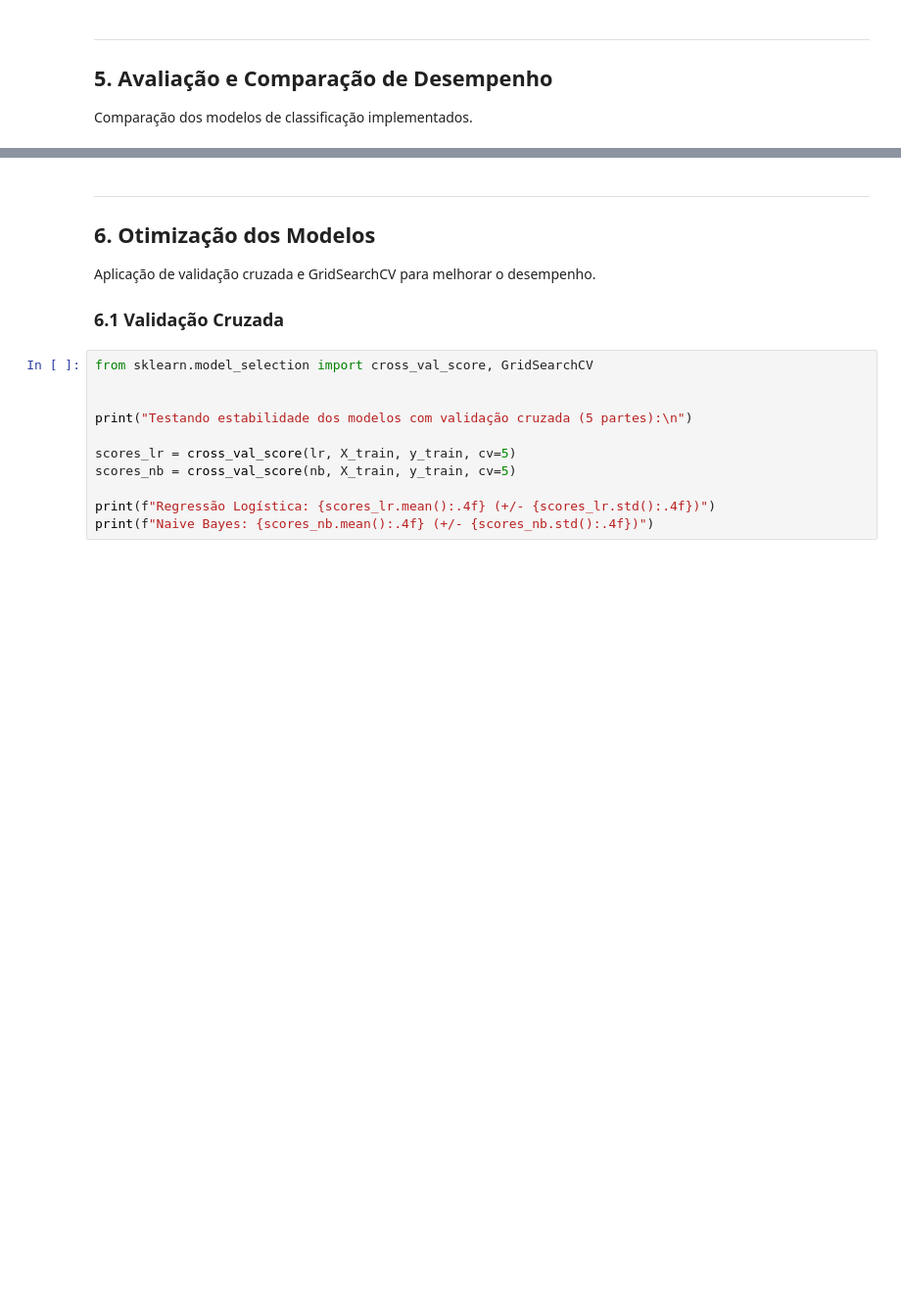
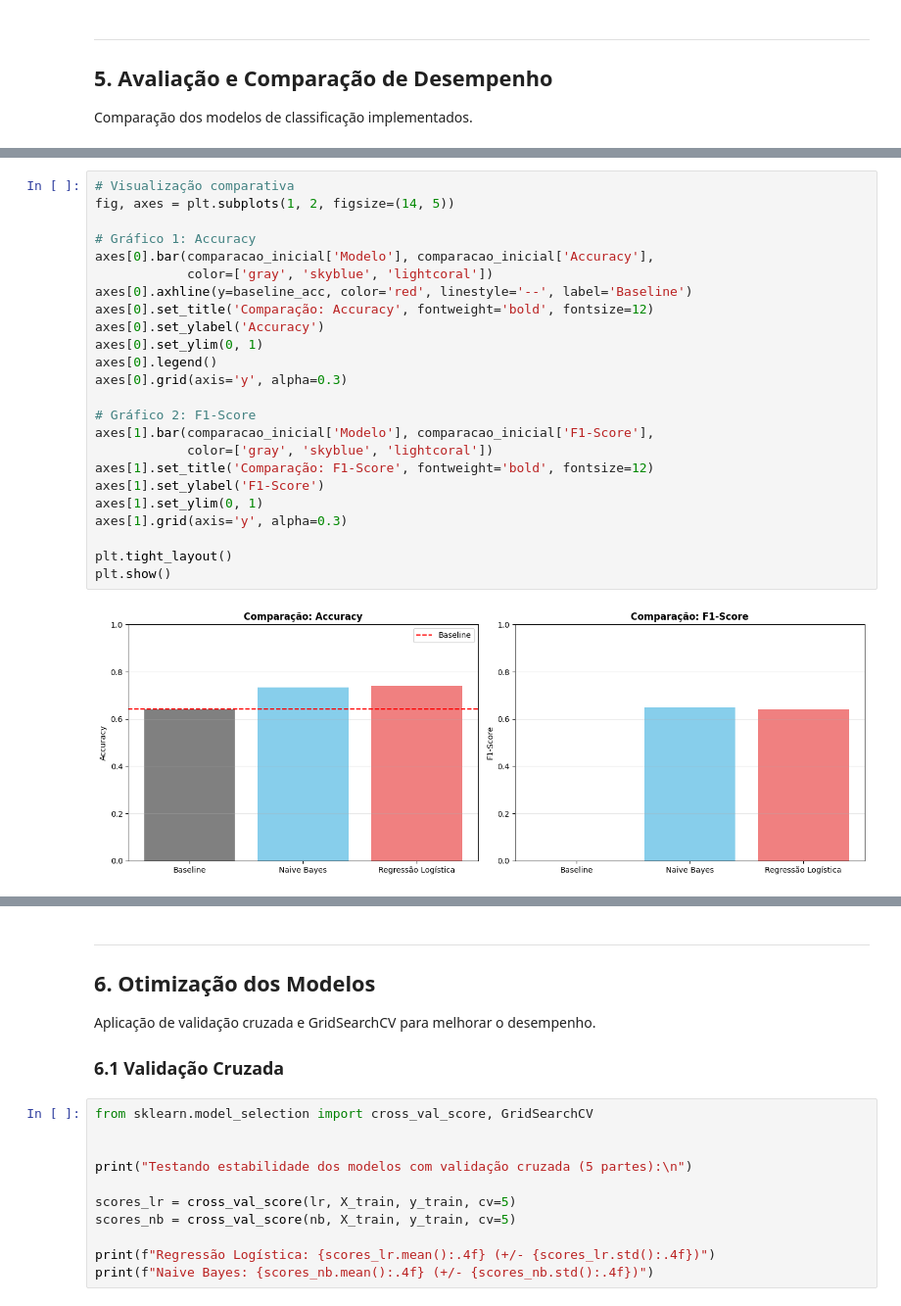
Before and after one commit to VithorDosSantos/diabete-prediction-, a Jupyter notebook: main.ipynb, the cells around one changed output, grey strips where cells are left out. Shown at 98% size. Drawn from its saved outputs; the diff is of its cells as text; blank space fills up the shorter version.

Commit message:
Adiciona seção 5 comparativa e corrige posição do código de análise de erros

```diff
--- a/main.ipynb
+++ b/main.ipynb
@@ -836,0 +879,26 @@ Comparação dos modelos de classificação implementados.
+# %%
+# Visualização comparativa
+fig, axes = plt.subplots(1, 2, figsize=(14, 5))
+
+# Gráfico 1: Accuracy
+axes[0].bar(comparacao_inicial['Modelo'], comparacao_inicial['Accuracy'],
+            color=['gray', 'skyblue', 'lightcoral'])
+axes[0].axhline(y=baseline_acc, color='red', linestyle='--', label='Baseline')
+axes[0].set_title('Comparação: Accuracy', fontweight='bold', fontsize=12)
+axes[0].set_ylabel('Accuracy')
+axes[0].set_ylim(0, 1)
+axes[0].legend()
+axes[0].grid(axis='y', alpha=0.3)
+
+# Gráfico 2: F1-Score
+axes[1].bar(comparacao_inicial['Modelo'], comparacao_inicial['F1-Score'],
+            color=['gray', 'skyblue', 'lightcoral'])
+axes[1].set_title('Comparação: F1-Score', fontweight='bold', fontsize=12)
+axes[1].set_ylabel('F1-Score')
+axes[1].set_ylim(0, 1)
+axes[1].grid(axis='y', alpha=0.3)
+
+plt.tight_layout()
+plt.show()
+# %% [output]
+[figure, added]
```
Also changed, not shown: parts of 11 cells of this notebook.
